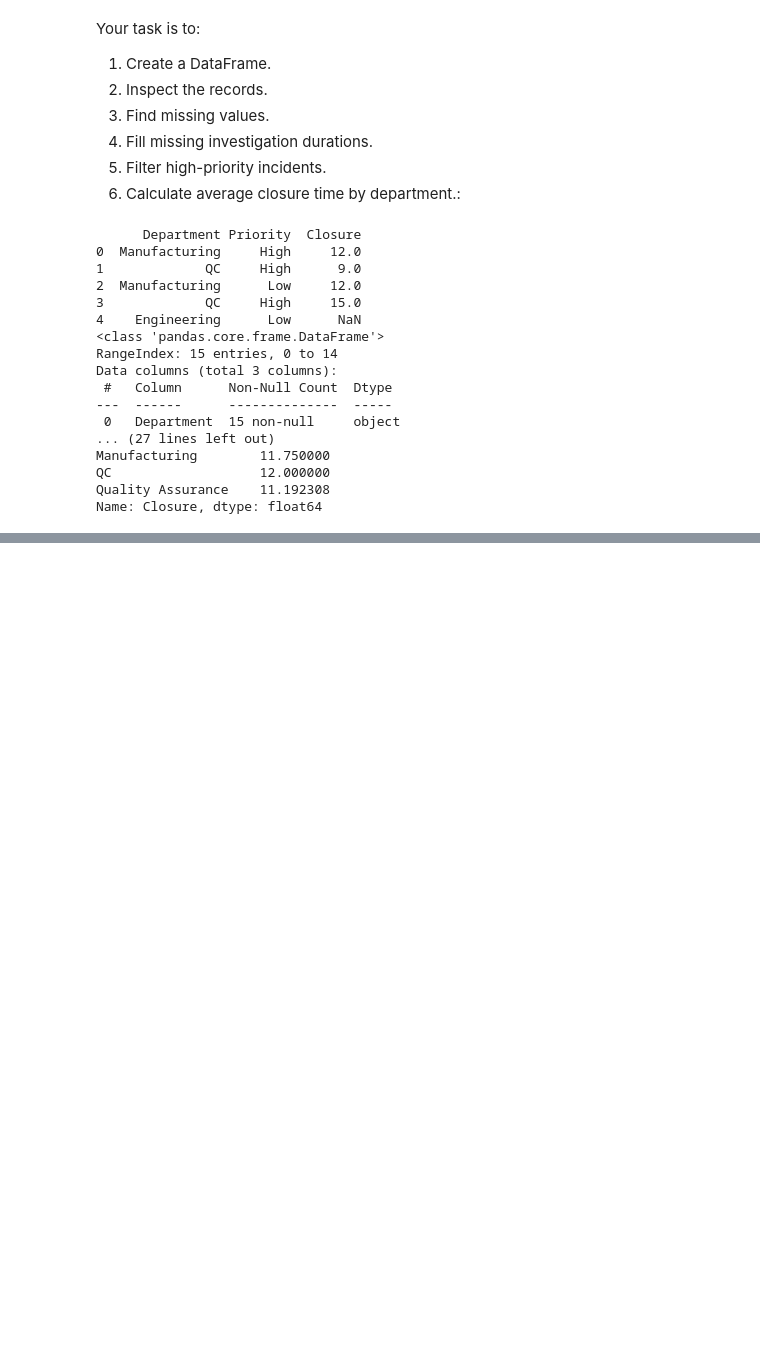
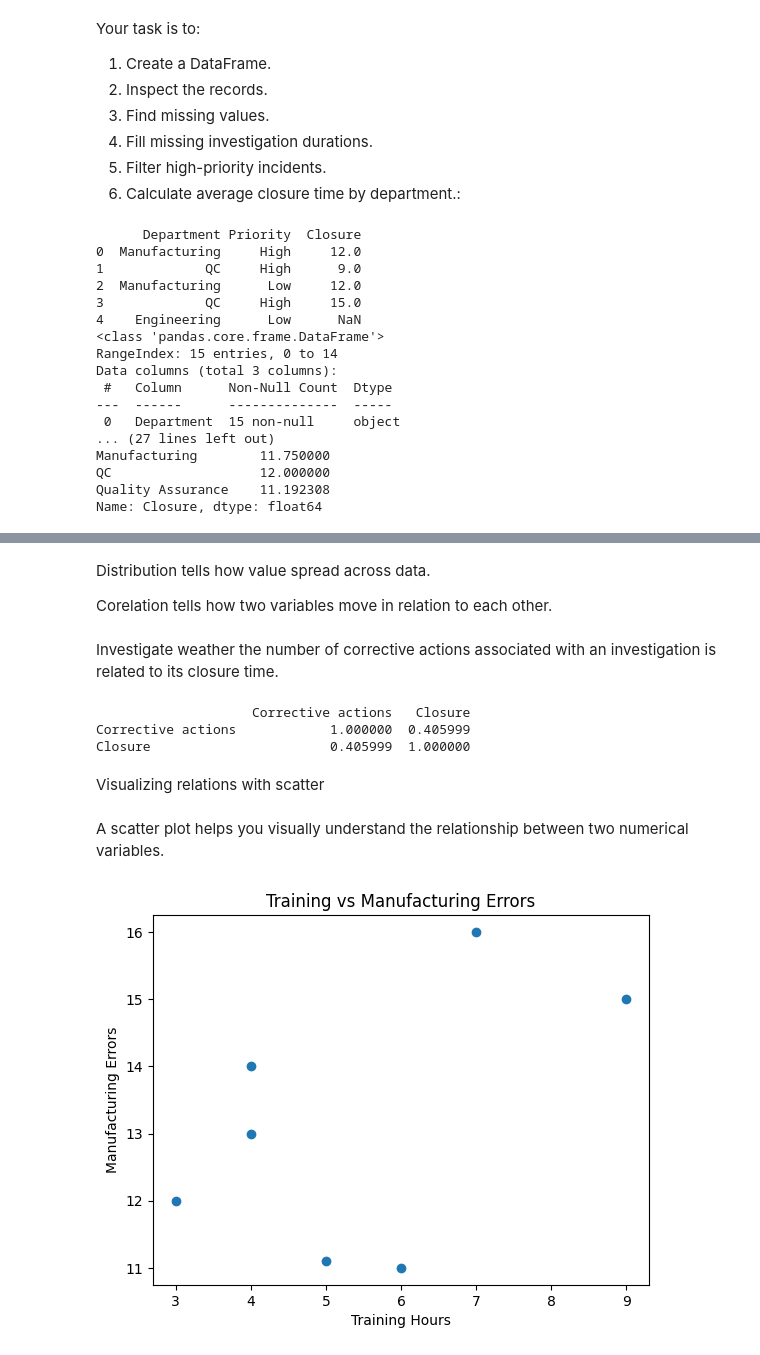
Before and after one commit to pika97/Learning-Python, a Jupyter notebook: Learning_Python.ipynb, the cells around one changed output, grey strips where cells are left out. Cells and saved outputs as stored; diff of their text form; code cells hidden in the pictures; blank space fills up the shorter version.

```diff
--- a/Learning_Python.ipynb
+++ b/Learning_Python.ipynb
@@ -2489,0 +2629,37 @@ Name: Closure, dtype: float64
+# %% [markdown]
+Distribution tells how value spread across data.
+
+Corelation tells how two variables move in relation to each other.
+# %% [markdown]
+Investigate weather the number of corrective actions associated with an investigation is related to its closure time.
+# %%
+import pandas as pd
+df = pd.DataFrame({
+                  "Corrective actions": [1, 3, 1, 1, 2, 1],
+                  "Closure": [3, 5, 3, 6, 4, 2]
+})
+
+print(df.corr(numeric_only=True))
+# %% [output]
+                    Corrective actions   Closure
+Corrective actions            1.000000  0.405999
+Closure                       0.405999  1.000000
+# %% [markdown]
+Visualizing relations with scatter
+# %% [markdown]
+A scatter plot helps you visually understand the relationship between two numerical variables.
+# %%
+import matplotlib.pyplot as plt
+import pandas as pd
+import numpy as np
+
+training_hours = [3, 7, 9, 4, 6, 4, 5]
+manufacturing_errors = [12, 16, 15, 14, 11, 13, 11.1]
+
+plt.scatter(training_hours, manufacturing_errors)
+plt.xlabel("Training Hours")
+plt.ylabel("Manufacturing Errors")
+plt.title("Training vs Manufacturing Errors")
+plt.show()
+# %% [output]
+[figure, added]
```
Also changed, not shown: parts of 17 cells of this notebook.
